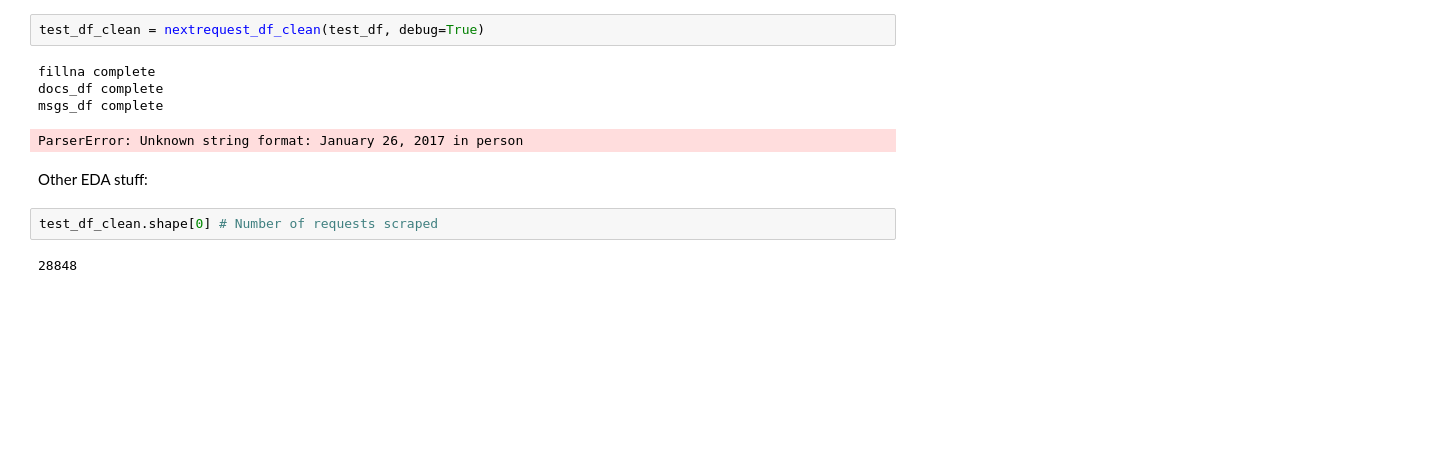
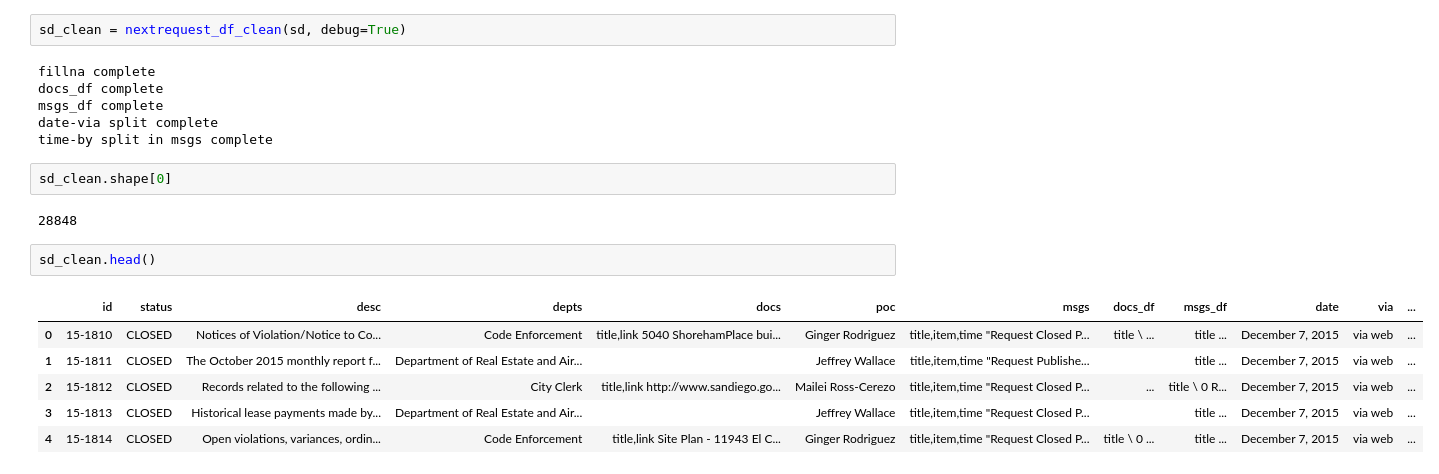
Before and after one commit to Saikrishna-Achalla/police-records-analysis, a Jupyter notebook: steven/eda/nextrequest-eda.ipynb, the cells around one changed output. Cells and saved outputs as stored; diff of their text form; blank space fills up the shorter version.

```diff
--- a/steven/eda/nextrequest-eda.ipynb
+++ b/steven/eda/nextrequest-eda.ipynb
@@ -20,16 +27,24 @@ test_df.head()
 | 3 | 15-1813 | CLOSED | Historical lease payments made by... | December 7, 2015 via web | Department of Real Estate and Air... | NaN | Jeffrey Wallace | title,item,time\n"Request Closed\... |
 | 4 | 15-1814 | CLOSED | Open violations, variances, ordin... | December 7, 2015 via web | Code Enforcement | title,link\nSite Plan - 11943 El ... | Ginger Rodriguez | title,item,time\n"Request Closed\... |
 # %%
-test_df_clean = nextrequest_df_clean(test_df, debug=True)
+sd_clean = nextrequest_df_clean(sd, debug=True)
 # %% [output]
 fillna complete
 docs_df complete
 msgs_df complete
+date-via split complete
+time-by split in msgs complete
-ParserError: Unknown string format: January 26, 2017 in person
-# %% [markdown]
-Other EDA stuff:
-# %%
-test_df_clean.shape[0] # Number of requests scraped
-# %% [output]
-28848
+# %%
+sd_clean.shape[0]
+# %% [output]
+28848
+# %%
+sd_clean.head()
+# %% [output]
+|  | id | status | desc | depts | docs | poc | msgs | docs_df | msgs_df | date | via | ... |
+| 0 | 15-1810 | CLOSED | Notices of Violation/Notice to Co... | Code Enforcement | title,link 5040 ShorehamPlace bui... | Ginger Rodriguez | title,item,time "Request Closed P... | title \ ... | title ... | December 7, 2015 | via web | ... |
+| 1 | 15-1811 | CLOSED | The October 2015 monthly report f... | Department of Real Estate and Air... |  | Jeffrey Wallace | title,item,time "Request Publishe... |  | title ... | December 7, 2015 | via web | ... |
+| 2 | 15-1812 | CLOSED | Records related to the following ... | City Clerk | title,link http://www.sandiego.go... | Mailei Ross-Cerezo | title,item,time "Request Closed P... | ... | title \ 0 R... | December 7, 2015 | via web | ... |
+| 3 | 15-1813 | CLOSED | Historical lease payments made by... | Department of Real Estate and Air... |  | Jeffrey Wallace | title,item,time "Request Closed P... |  | title ... | December 7, 2015 | via web | ... |
+| 4 | 15-1814 | CLOSED | Open violations, variances, ordin... | Code Enforcement | title,link Site Plan - 11943 El C... | Ginger Rodriguez | title,item,time "Request Closed P... | title \ 0 ... | title ... | December 7, 2015 | via web | ... |
 # %%
```
Also changed, not shown: parts of 26 cells of this notebook, 7 other files.
